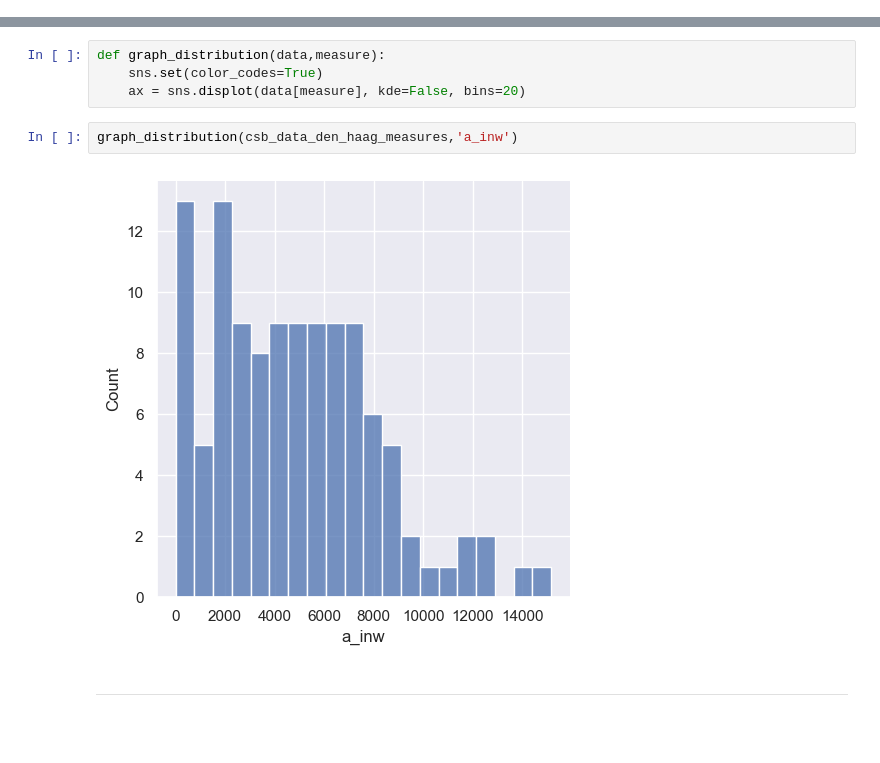
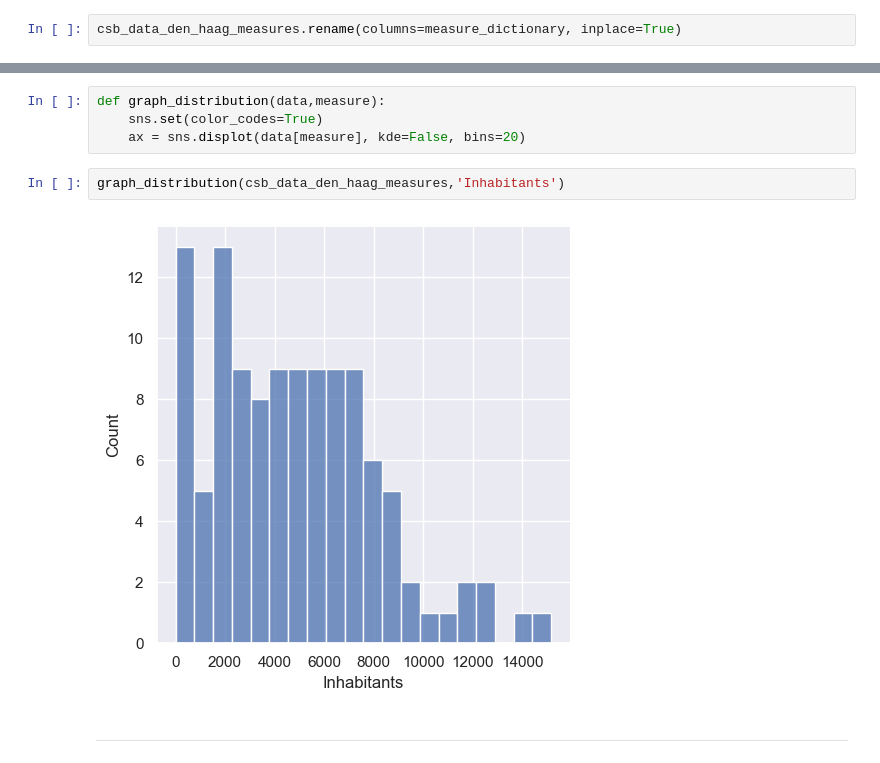
Before and after one commit to alex-dietz/intro-data-science, a Jupyter notebook: assignment-02/assignment-02.ipynb, the cells around one changed output, grey strips where cells are left out. Drawn from its saved outputs; the diff is of its cells as text; blank space fills up the shorter version.

```diff
--- a/assignment-02/assignment-02.ipynb
+++ b/assignment-02/assignment-02.ipynb
@@ -250,0 +254,2 @@ csb_data_den_haag_measures.rename(columns=)
+# %%
+csb_data_den_haag_measures.rename(columns=measure_dictionary, inplace=True)
@@ -253,9 +267,9 @@ def graph_distribution(data,measure):
     sns.set(color_codes=True)
     ax = sns.displot(data[measure], kde=False, bins=20)
 # %%
-graph_distribution(csb_data_den_haag_measures,'a_inw')
+graph_distribution(csb_data_den_haag_measures,'Inhabitants')
 # %% [output]
-[figure, old version]
+[figure, new version]
 # %% [markdown]
 <hr>
 # %%
```
Also changed, not shown: parts of 5 cells of this notebook.
